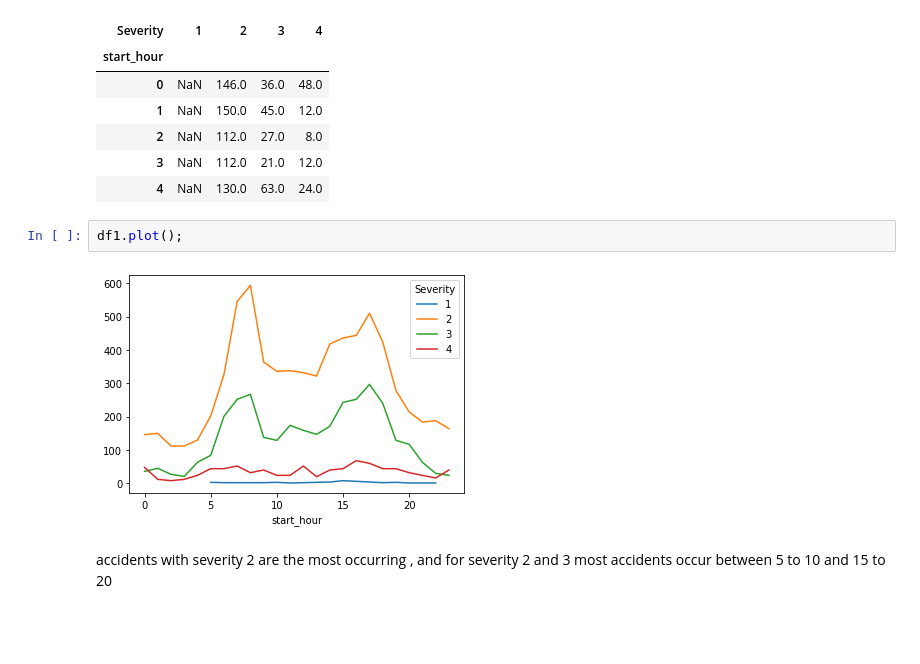
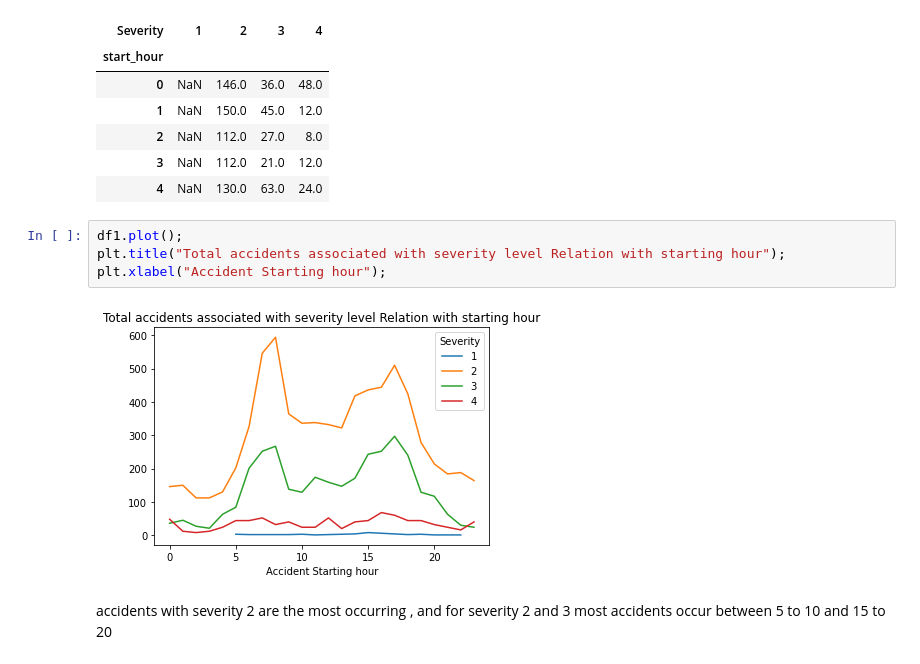
Before and after one commit to santarabantoosoo/Data-Analysis-NanoDegree, a Jupyter notebook: s9_project/task/collaboration/FWD_October/car_accident_project/AccidentsExplore_bySalmaSamy.ipynb, the cells around one changed output. Drawn from its saved outputs; the diff is of its cells as text; blank space fills up the shorter version.

```diff
--- a/s9_project/task/collaboration/FWD_October/car_accident_project/AccidentsExplore_bySalmaSamy.ipynb
+++ b/s9_project/task/collaboration/FWD_October/car_accident_project/AccidentsExplore_bySalmaSamy.ipynb
@@ -74,10 +79,12 @@ df1.head()
 | 2 | NaN | 112.0 | 27.0 | 8.0 |
 | 3 | NaN | 112.0 | 21.0 | 12.0 |
 | 4 | NaN | 130.0 | 63.0 | 24.0 |
-# %%
-df1.plot();
-# %% [output]
-[figure, removed]
+# %%
+df1.plot();
+plt.title("Total accidents associated with severity level Relation with starting hour");
+plt.xlabel("Accident Starting hour");
+# %% [output]
+[figure, added]
 # %% [markdown]
 accidents with severity 2 are the most occurring , and for severity 2 and 3 most accidents occur between 5 to 10 and 15 to 20
 # %% [markdown]
```
Also changed, not shown: parts of 4 cells of this notebook.
